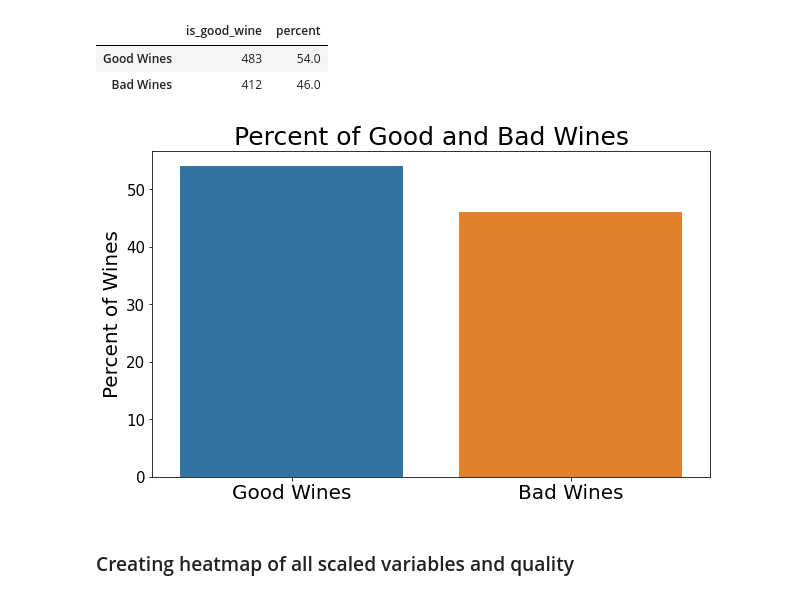
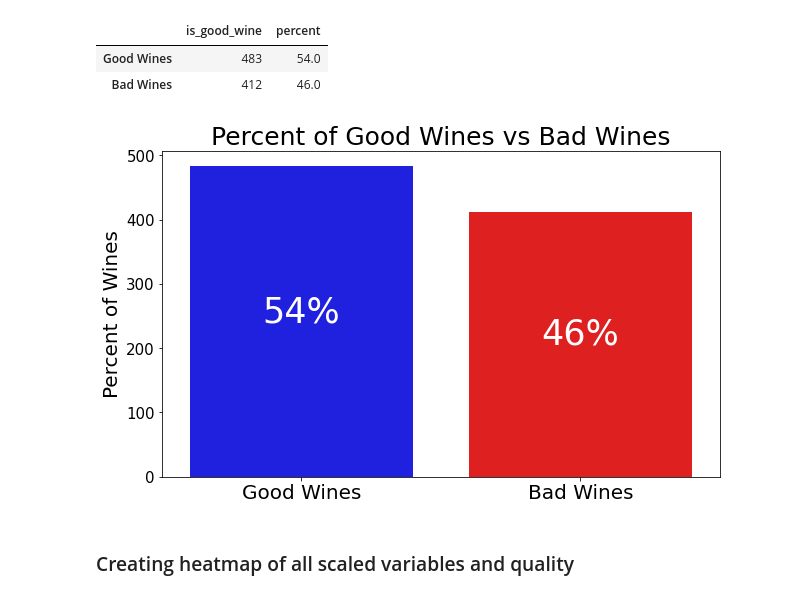
Before and after one commit to SamuelD-Data/red_wine_quality, a Jupyter notebook: red_wine_notebook.ipynb, the cells around one changed output. Cells and saved outputs as stored; diff of their text form; code cells hidden in the pictures.

Commit message:
updated winetype barplot

```diff
--- a/red_wine_notebook.ipynb
+++ b/red_wine_notebook.ipynb
@@ -156,17 +157,25 @@ wine_quality_counts
 | Good Wines | 483 | 54.0 |
 | Bad Wines | 412 | 46.0 |
 # %%
+import matplotlib.ticker as mtick
+
 # creating plot
 plt.figure(figsize=(10, 6))
-ax = sns.barplot(data = wine_quality_counts, x = wine_quality_counts.index, y='percent')
+ax = sns.barplot(data = wine_quality_counts, x = wine_quality_counts.index, y='is_good_wine', palette = ['blue', 'red'])
 plt.xticks(fontsize = 20)
 plt.yticks(fontsize = 15)
 plt.ylabel('Percent of Wines', fontsize = 20)
-plt.title('Percent of Good and Bad Wines', fontsize = 25)
+plt.title('Percent of Good Wines vs Bad Wines', fontsize = 25)
+
+# annotating percent of each column
+total = len(train)
+for p in ax.patches:
+    height = p.get_height()
+    ax.text(p.get_x() + p.get_width() / 2, height / 2 , '{0:.0%}'.format((height / total)), fontsize=35, ha = "center", color = 'white')
 
 plt.show()
 # %% [output]
-[figure, old version]
+[figure, new version]
 # %% [markdown]
 ### Creating heatmap of all scaled variables and quality
 # %%
```
Also changed, not shown: parts of 1 cell of this notebook.
